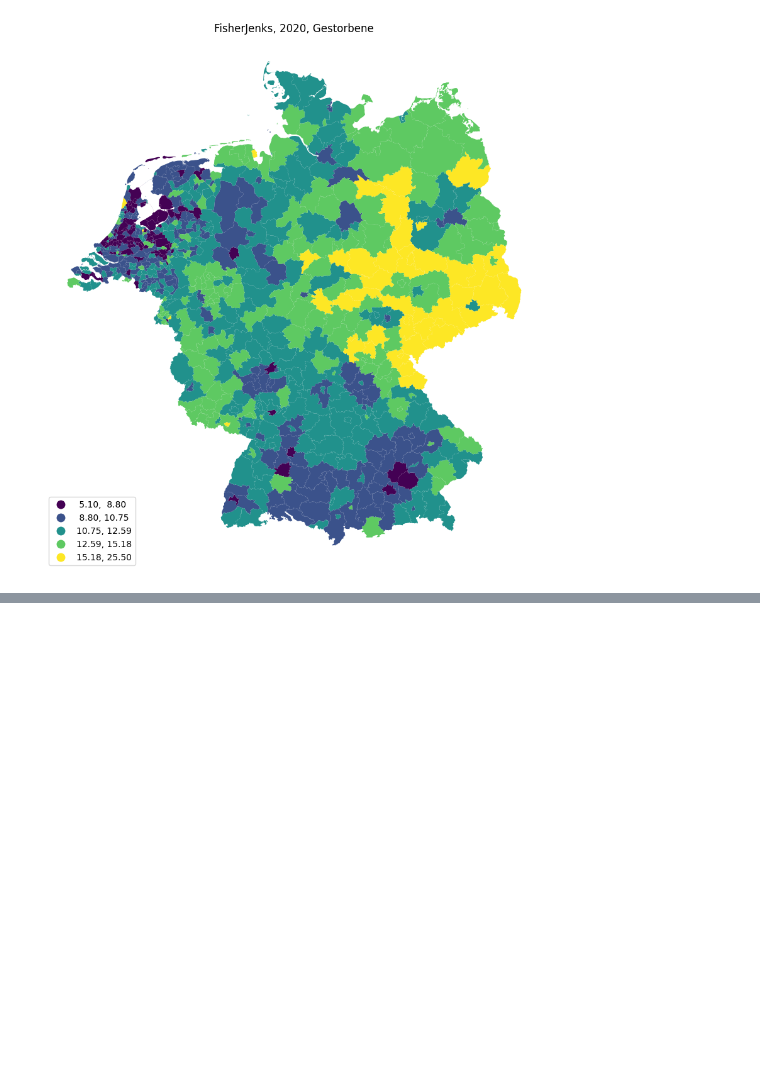
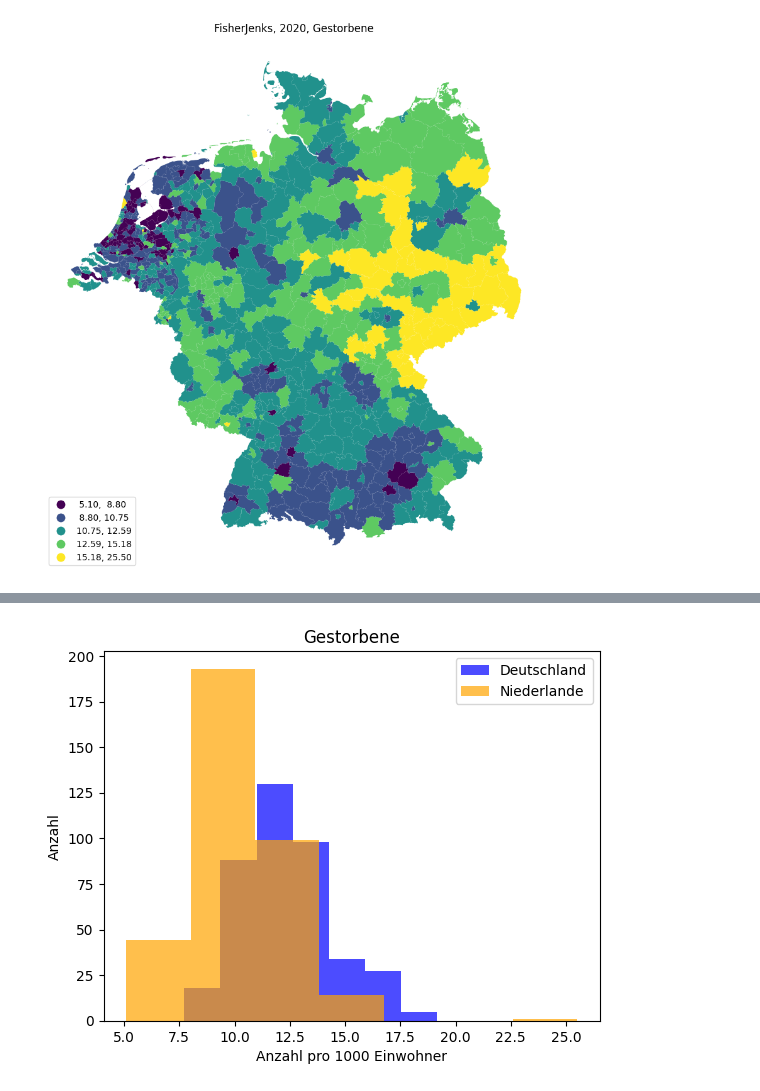
Before and after one commit to HipsterJulius/VSCODE, a Jupyter notebook: inkar-indicators/src/mergeCBSandInkar_maps.ipynb, the cells around one changed output, grey strips where cells are left out. Cells and saved outputs as stored; diff of their text form; code cells hidden in the pictures; blank space fills up the shorter version.

```diff
--- a/inkar-indicators/src/mergeCBSandInkar_maps.ipynb
+++ b/inkar-indicators/src/mergeCBSandInkar_maps.ipynb
@@ -215,0 +216,12 @@ plt.show()
+# %%
+
+plt.hist(de['Wert'], bins=7, color='blue', alpha=0.7, label='Deutschland', histtype='bar')
+plt.hist(nl['Wert'], bins=7, color='orange', alpha=0.7, label='Niederlande', histtype='bar')
+
+plt.xlabel('Anzahl pro 1000 Einwohner')
+plt.ylabel('Anzahl')
+plt.title('Gestorbene')
+plt.legend()
+plt.show()
+# %% [output]
+[figure, added]
```
Also changed, not shown: parts of 2 cells of this notebook, 6 other files.
